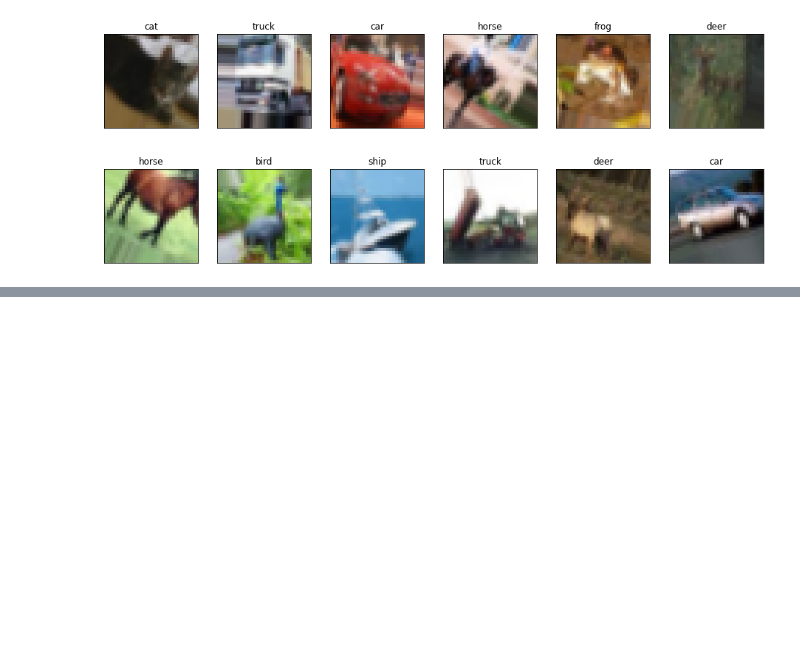
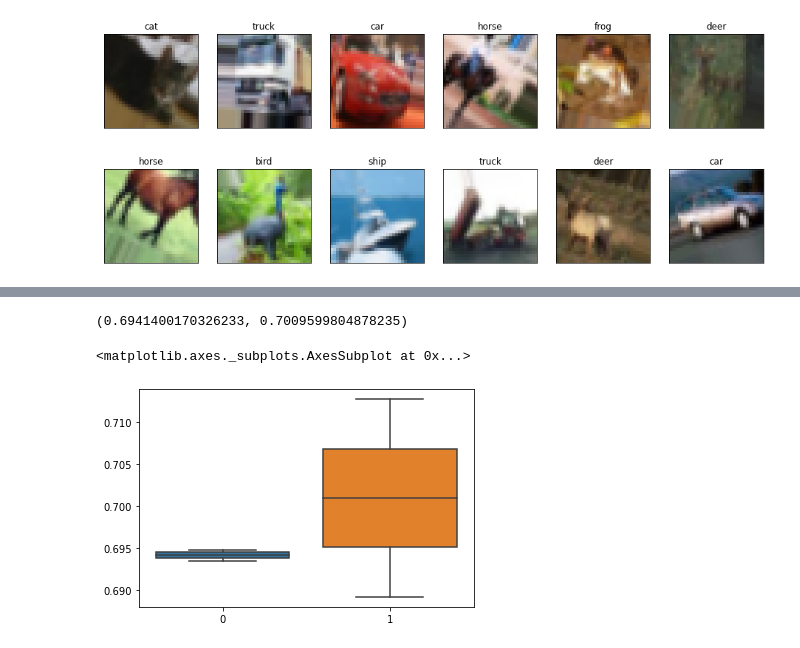
Before and after one commit to leekyuyoung4/ml0719, a Jupyter notebook: 0928.자연영상인식/자연영상인식II_모델_재사용.ipynb, the cells around one changed output, grey strips where cells are left out. Drawn from its saved outputs; the diff is of its cells as text; code cells hidden in the pictures; blank space fills up the shorter version.

```diff
--- a/0928.자연영상인식/자연영상인식II_모델_재사용.ipynb
+++ b/0928.자연영상인식/자연영상인식II_모델_재사용.ipynb
@@ -287,0 +329,52 @@ hist = cnn.fit_generator(generator.flow(x_train,y_train,batch_size=batch_size)
+# %%
+#하이퍼 매개변수  설정
+batch_size = 128
+n_epoch = 10
+k=2 #
+# %%
+from re import VERBOSE
+from tensorflow.python.ops.batch_ops import batch
+from pyparsing import actions
+# 드랍아웃의 비율에 따라 교차검증을 수행하고 정확율을 반환하는 함수
+def cross_validation(dropout_rate:list):
+  accuracy = []
+  for train_index, val_index in  KFold(k).split(x_train):
+    #훈련과 검증으로 분할
+    xtrain, xval =  x_train[train_index], x_train[val_index]
+    ytrain, yval =  y_train[train_index], y_train[val_index]
+    #신경망 모델 설계
+    cnn = Sequential()
+    cnn.add(Conv2D(32,(3,3),activation='relu', input_shape = (32,32,3)))
+    cnn.add(Conv2D(32,(3,3),activation='relu'))
+    cnn.add(MaxPooling2D(pool_size=(2,2)))
+    cnn.add(Dropout(dropout_rate[0]))
+
+    cnn.add(Conv2D(64,(3,3),activation='relu'))
+    cnn.add(Conv2D(64,(3,3),activation='relu'))
+    cnn.add(MaxPooling2D(pool_size=(2,2)))
+    cnn.add(Dropout(dropout_rate[1]))
+
+    cnn.add(Flatten())
+
+    cnn.add(Dense(512,activation = 'relu'))
+    cnn.add(Dropout(dropout_rate[2]))
+    cnn.add(Dense(10,activation = 'softmax'))
+
+    # 신경망 모델을 학습하고 평가
+    cnn.compile(loss = tf.keras.losses.categorical_crossentropy,optimizer = Adam(), metrics = ['accuracy'])
+    cnn.fit(xtrain,ytrain,batch_size=batch_size,epochs=n_epoch,verbose=0)
+    accuracy.append( cnn.evaluate(xval,yval,verbose=0)[1])
+  return accuracy
+# %%
+cnn_widthout_drop = cross_validation([0.0,0.0,0.0])
+cnn_width_drop = cross_validation([0.25,0.25,0.5])
+# %%
+np.mean( cnn_widthout_drop), np.mean( cnn_width_drop)
+# %% [output]
+(0.6941400170326233, 0.7009599804878235)
+# %%
+import seaborn as sns
+sns.boxplot(data=[cnn_widthout_drop,cnn_width_drop])
+# %% [output]
+<matplotlib.axes._subplots.AxesSubplot at 0x...>
+[figure, added]
```
Also changed, not shown: parts of 10 cells of this notebook.
